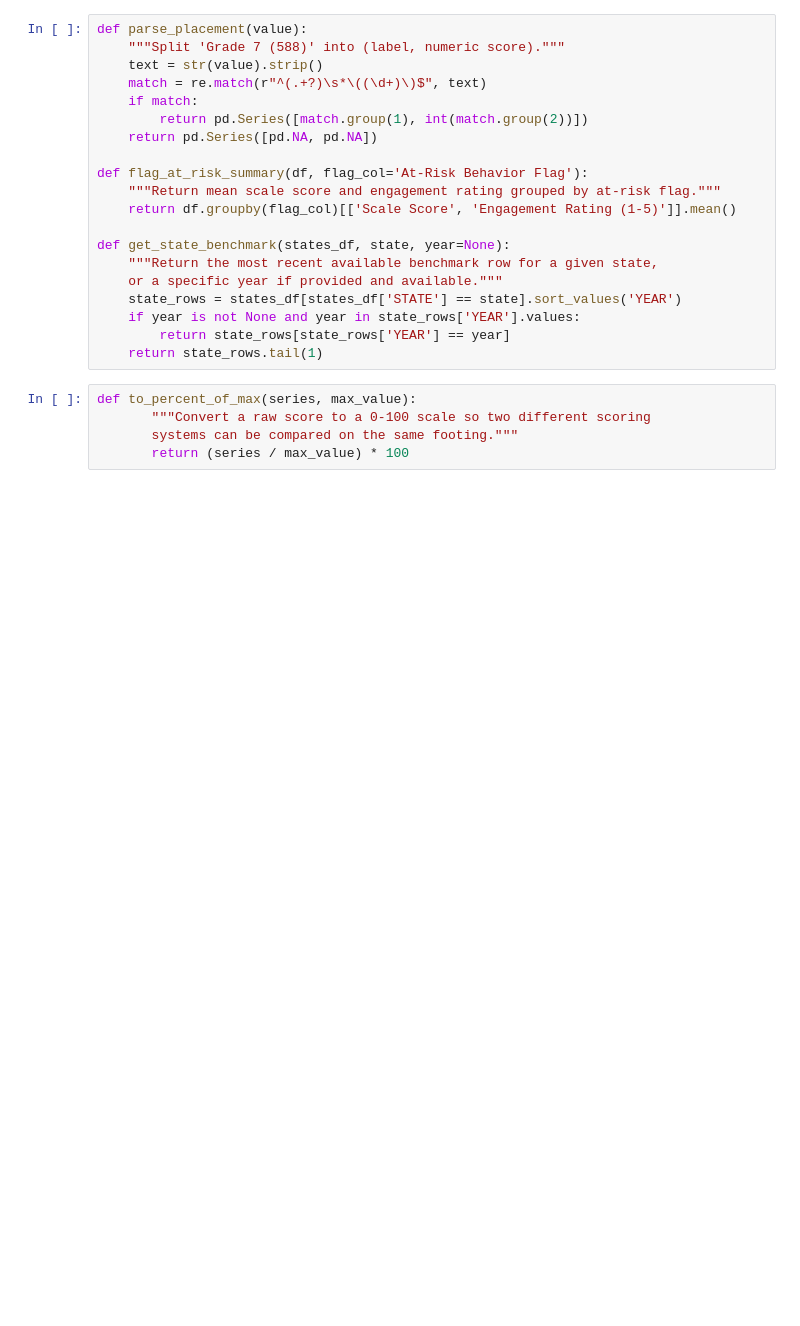
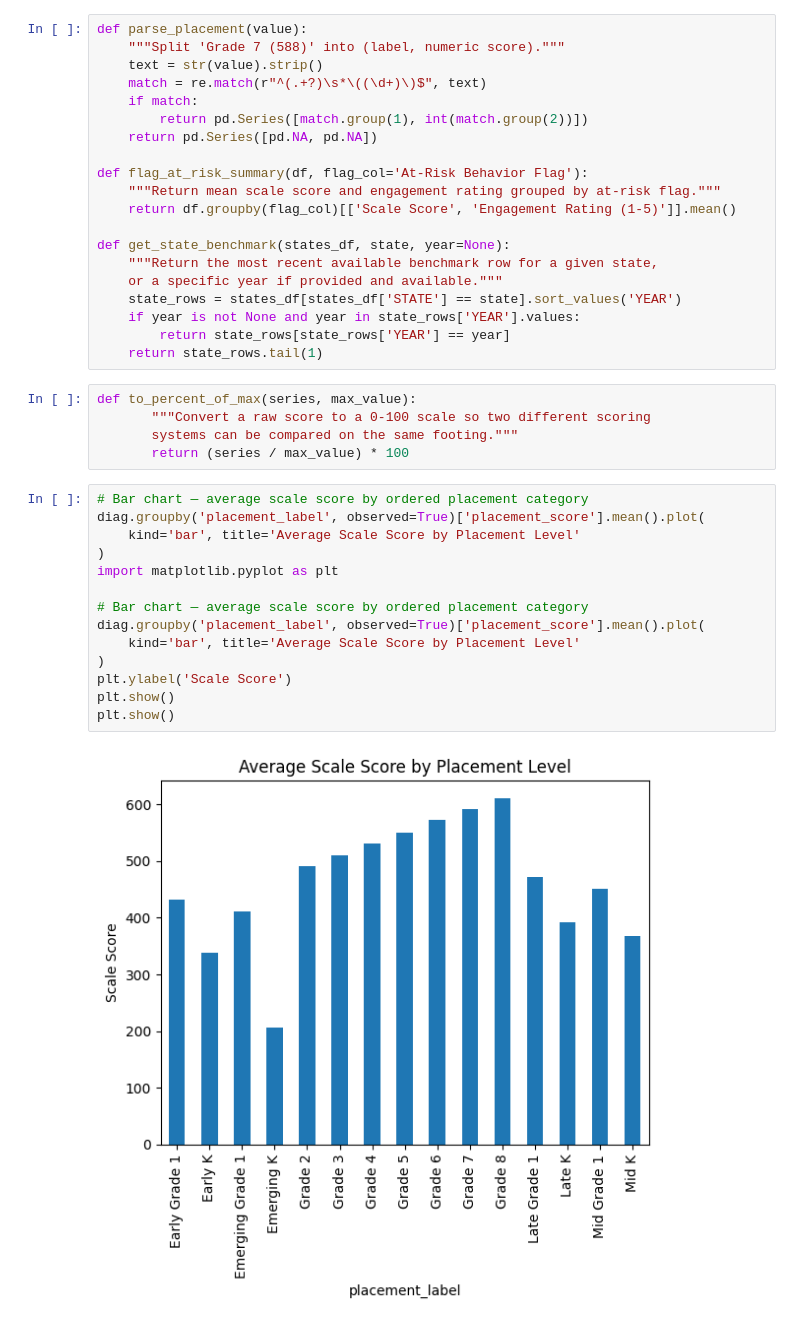
Before and after one commit to peklein1/Tracking-Progress-Throughout-Elementary-School, a Jupyter notebook: Notebooks/schooldata.ipynb, the cells around one changed output. Cells and saved outputs as stored; diff of their text form; blank space fills up the shorter version.

Commit message:
added in 3 visuals

```diff
--- a/Notebooks/schooldata.ipynb
+++ b/Notebooks/schooldata.ipynb
@@ -847,3 +847,19 @@ def to_percent_of_max(series, max_value):
        """Convert a raw score to a 0-100 scale so two different scoring
        systems can be compared on the same footing."""
        return (series / max_value) * 100
+# %%
+# Bar chart — average scale score by ordered placement category
+diag.groupby('placement_label', observed=True)['placement_score'].mean().plot(
+    kind='bar', title='Average Scale Score by Placement Level'
+)
+import matplotlib.pyplot as plt
+
+# Bar chart — average scale score by ordered placement category
+diag.groupby('placement_label', observed=True)['placement_score'].mean().plot(
+    kind='bar', title='Average Scale Score by Placement Level'
+)
+plt.ylabel('Scale Score')
+plt.show()
+plt.show()
+# %% [output]
+[figure, added]
```
Also changed, not shown: parts of 2 cells of this notebook.
